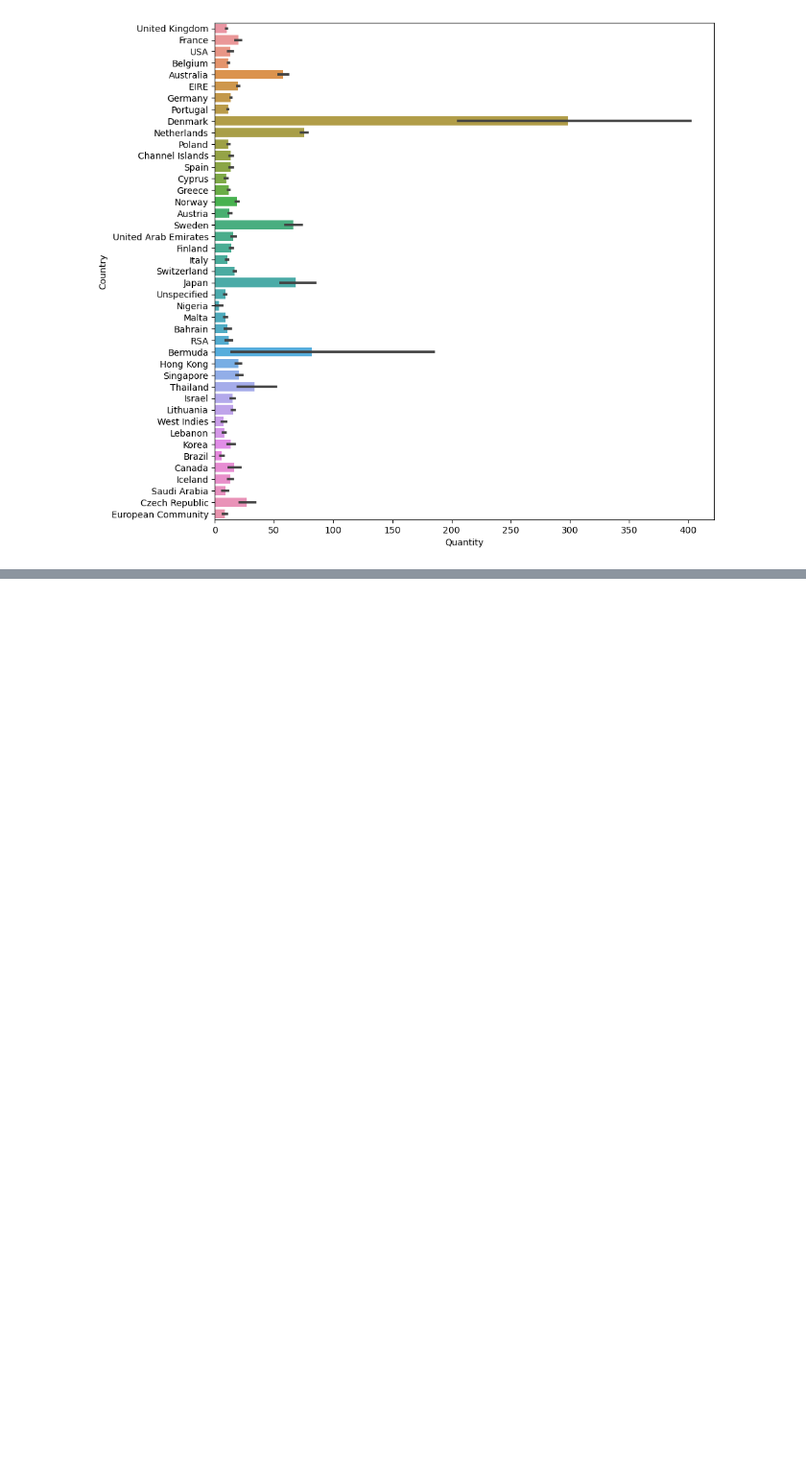
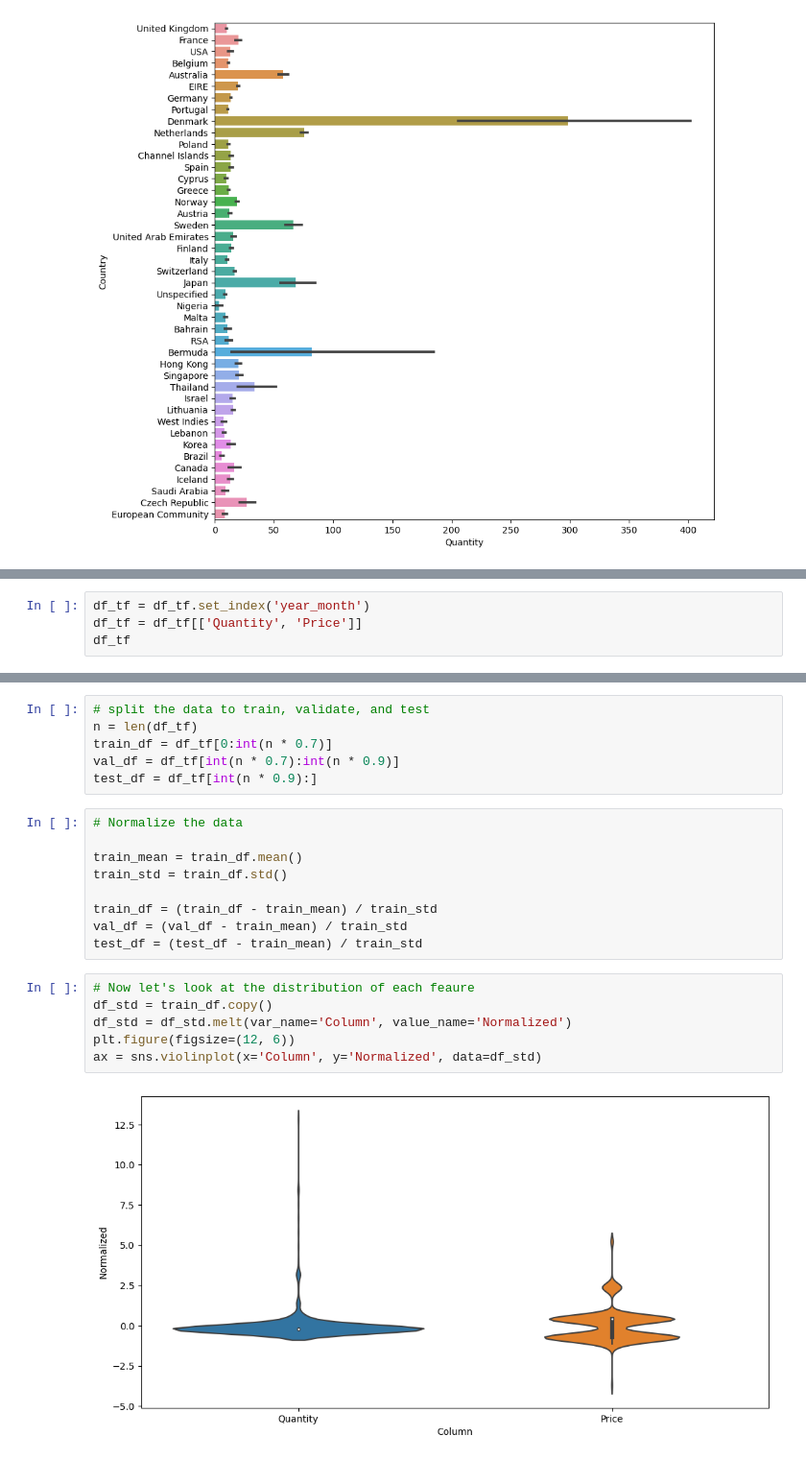
Before and after one commit to Hoomaaan/Retail-Store-Challenge, a Jupyter notebook: main.ipynb, the cells around one changed output, grey strips where cells are left out. Shown at 96% size. Saved outputs shown, nothing was run; the diff lists cells and outputs as text; blank space fills up the shorter version.

```diff
--- a/main.ipynb
+++ b/main.ipynb
@@ -338,0 +451,4 @@ sns.barplot(df, y='Country', x='Quantity')
+# %%
+df_tf = df_tf.set_index('year_month')
+df_tf = df_tf[['Quantity', 'Price']]
+df_tf
@@ -338,0 +470,23 @@ sns.barplot(df, y='Country', x='Quantity')
+# %%
+# split the data to train, validate, and test
+n = len(df_tf)
+train_df = df_tf[0:int(n * 0.7)]
+val_df = df_tf[int(n * 0.7):int(n * 0.9)]
+test_df = df_tf[int(n * 0.9):]
+# %%
+# Normalize the data
+
+train_mean = train_df.mean()
+train_std = train_df.std()
+
+train_df = (train_df - train_mean) / train_std
+val_df = (val_df - train_mean) / train_std
+test_df = (test_df - train_mean) / train_std
+# %%
+# Now let's look at the distribution of each feaure
+df_std = train_df.copy()
+df_std = df_std.melt(var_name='Column', value_name='Normalized')
+plt.figure(figsize=(12, 6))
+ax = sns.violinplot(x='Column', y='Normalized', data=df_std)
+# %% [output]
+[figure, added]
```
Also changed, not shown: parts of 14 cells of this notebook, 1 other file.
